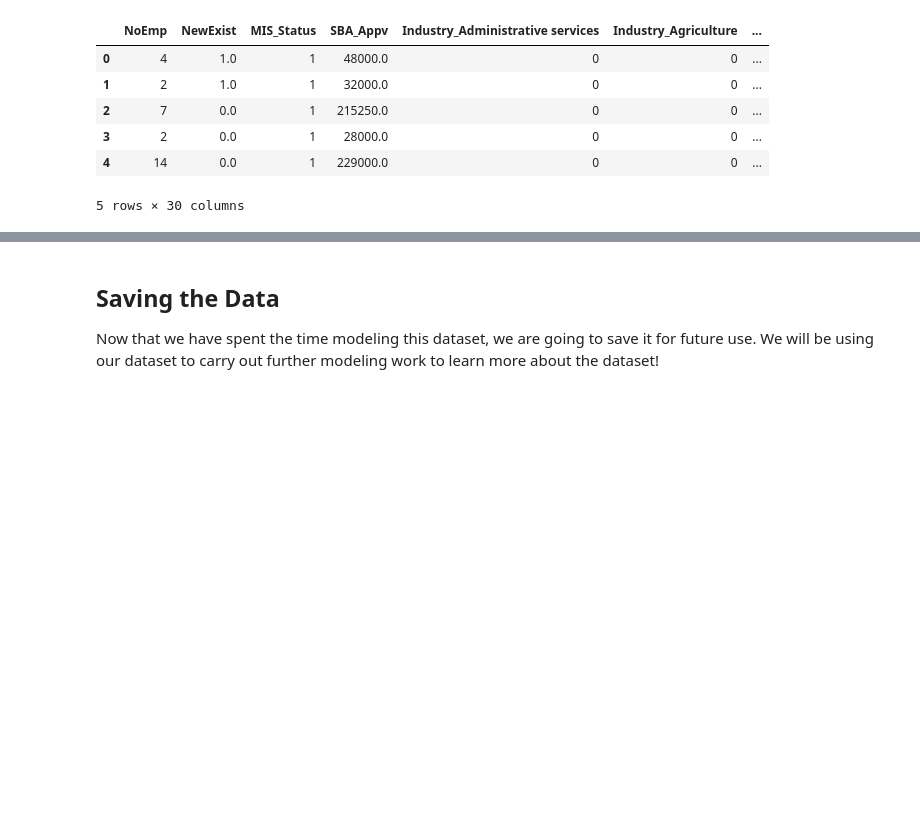
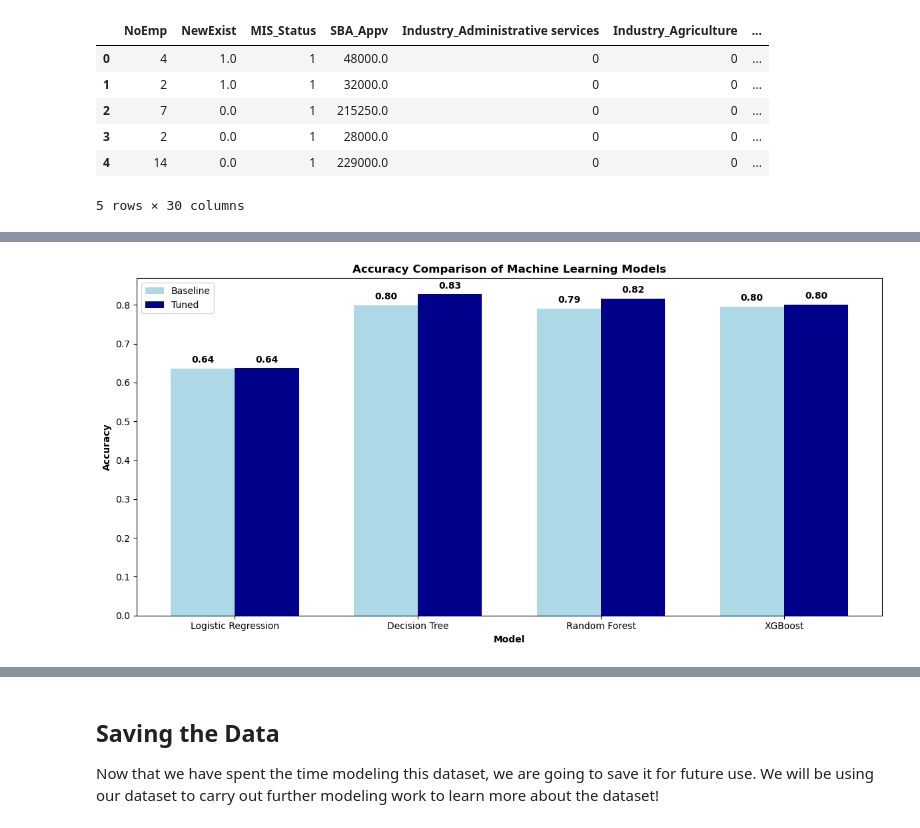
Before and after one commit to DhevinaTailor/Business-Loan-Default-Prediction-Model, a Jupyter notebook: 3. feature_engineering_and_modeling.ipynb, the cells around one changed output, grey strips where cells are left out. Cells and saved outputs as stored; diff of their text form; code cells hidden in the pictures; blank space fills up the shorter version.

```diff
--- a/3. feature_engineering_and_modeling.ipynb
+++ b/3. feature_engineering_and_modeling.ipynb
@@ -1190,0 +2098,47 @@ In this project, we conducted extensive data preprocessing, feature engineering,
+# %%
+import matplotlib.pyplot as plt
+import numpy as np
+
+# Data
+model_names = ['Logistic Regression', 'Decision Tree', 'Random Forest', 'XGBoost']
+baseline_accuracies = [
+    accuracy_lg,  # Baseline Logistic Regression
+    accuracy_dt,  # Baseline Decision Tree
+    accuracy_rf,  # Baseline Random Forest
+    accuracy_xgb  # Baseline XGBoost
+]
+tuned_accuracies = [
+    accuracy_val,        # Tuned Logistic Regression
+    accuracy_dt_tuned,   # Tuned Decision Tree
+    accuracy_rf_tuned,   # Tuned Random Forest
+    accuracy_xgb_tuned   # Tuned XGBoost
+]
+
+# Set the positions and width for the bars
+pos = np.arange(len(model_names))
+width = 0.35
+
+# Plotting the bar graph
+plt.figure(figsize=(12, 6))
+plt.bar(pos - width/2, baseline_accuracies, width, color='lightblue', label='Baseline')
+plt.bar(pos + width/2, tuned_accuracies, width, color='darkblue', label='Tuned')
+
+# Add xticks on the middle of the group bars
+plt.xlabel('Model', fontweight='bold')
+plt.ylabel('Accuracy', fontweight='bold')
+plt.title('Accuracy Comparison of Machine Learning Models', fontweight='bold')
+plt.xticks(pos, model_names)
+
+# Adding a legend
+plt.legend()
+
+# Add accuracy labels on top of the bars
+for i in range(len(model_names)):
+    plt.text(pos[i] - width/2, baseline_accuracies[i] + 0.01, f"{baseline_accuracies[i]:.2f}", ha='center', va='bottom', fontweight='bold')
+    plt.text(pos[i] + width/2, tuned_accuracies[i] + 0.01, f"{tuned_accuracies[i]:.2f}", ha='center', va='bottom', fontweight='bold')
+
+# Show the plot
+plt.tight_layout()
+plt.show()
+# %% [output]
+[figure, added]
```
Also changed, not shown: parts of 125 cells of this notebook.
